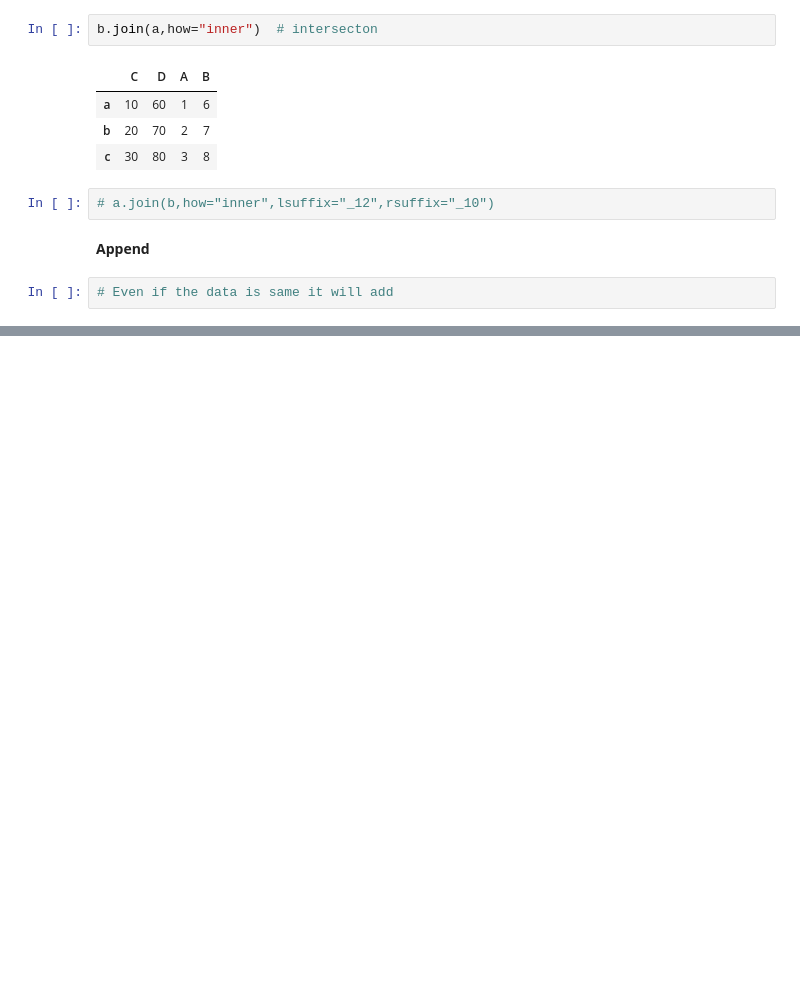
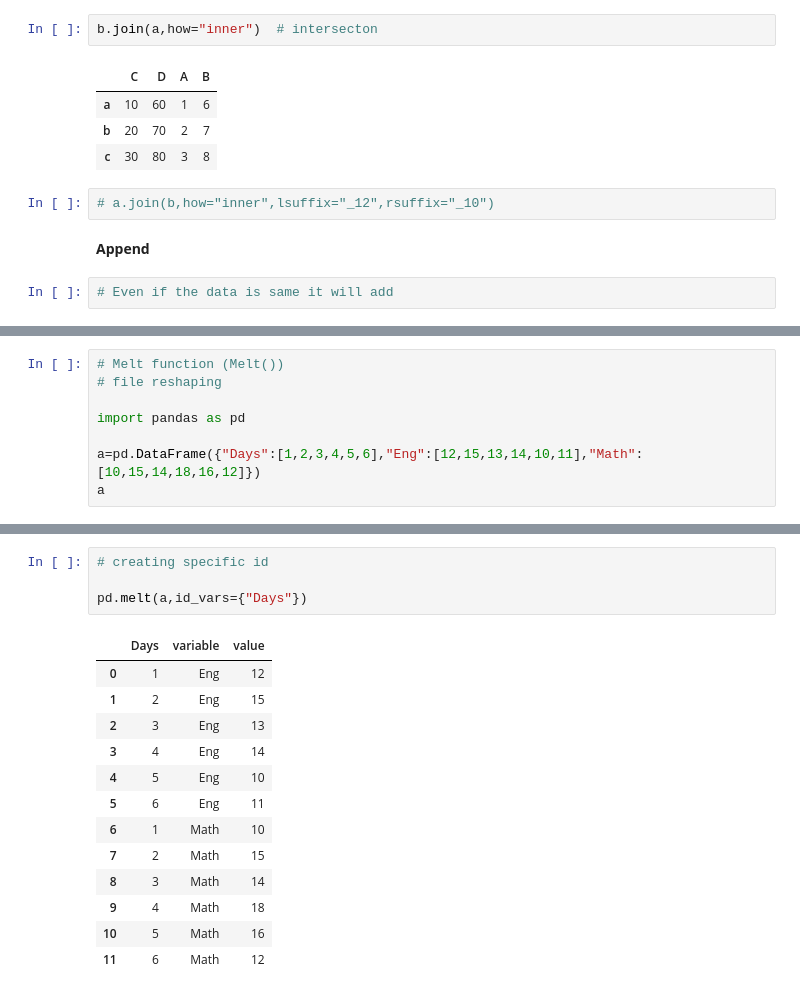
Before and after one commit to NishmthaM/Python_pandas, a Jupyter notebook: python_pandas02.ipynb, the cells around one changed output, grey strips where cells are left out. Drawn from its saved outputs; the diff is of its cells as text; blank space fills up the shorter version.

```diff
--- a/python_pandas02.ipynb
+++ b/python_pandas02.ipynb
@@ -193,0 +214,8 @@ b.join(a,how="inner")  # intersecton
+# %%
+# Melt function (Melt())
+# file reshaping
+
+import pandas as pd
+
+a=pd.DataFrame({"Days":[1,2,3,4,5,6],"Eng":[12,15,13,14,10,11],"Math":[10,15,14,18,16,12]})
+a
@@ -193,0 +250,18 @@ b.join(a,how="inner")  # intersecton
+# %%
+# creating specific id
+
+pd.melt(a,id_vars={"Days"})
+# %% [output]
+|  | Days | variable | value |
+| 0 | 1 | Eng | 12 |
+| 1 | 2 | Eng | 15 |
+| 2 | 3 | Eng | 13 |
+| 3 | 4 | Eng | 14 |
+| 4 | 5 | Eng | 10 |
+| 5 | 6 | Eng | 11 |
+| 6 | 1 | Math | 10 |
+| 7 | 2 | Math | 15 |
+| 8 | 3 | Math | 14 |
+| 9 | 4 | Math | 18 |
+| 10 | 5 | Math | 16 |
+| 11 | 6 | Math | 12 |
```
Also changed, not shown: parts of 9 cells of this notebook.
